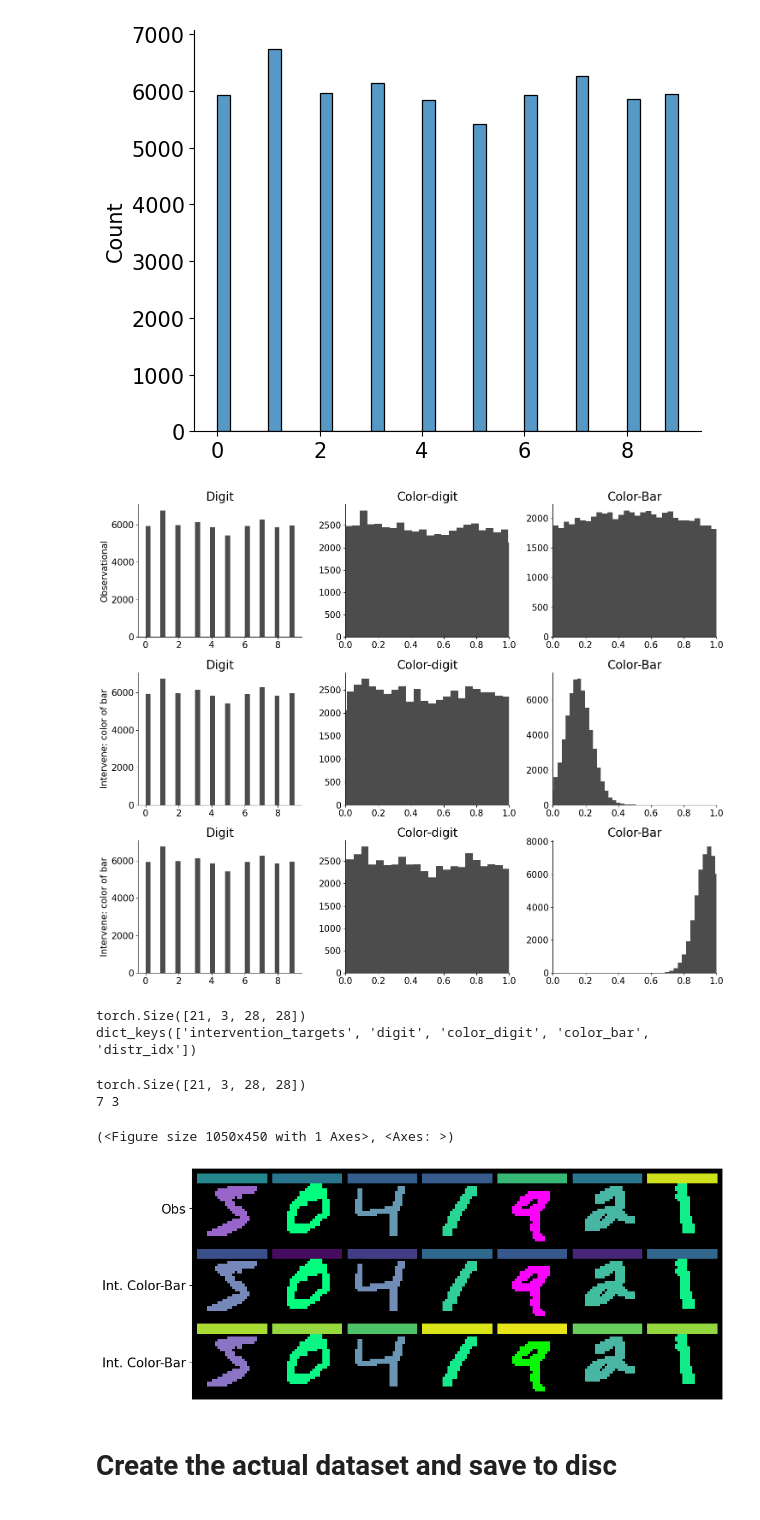
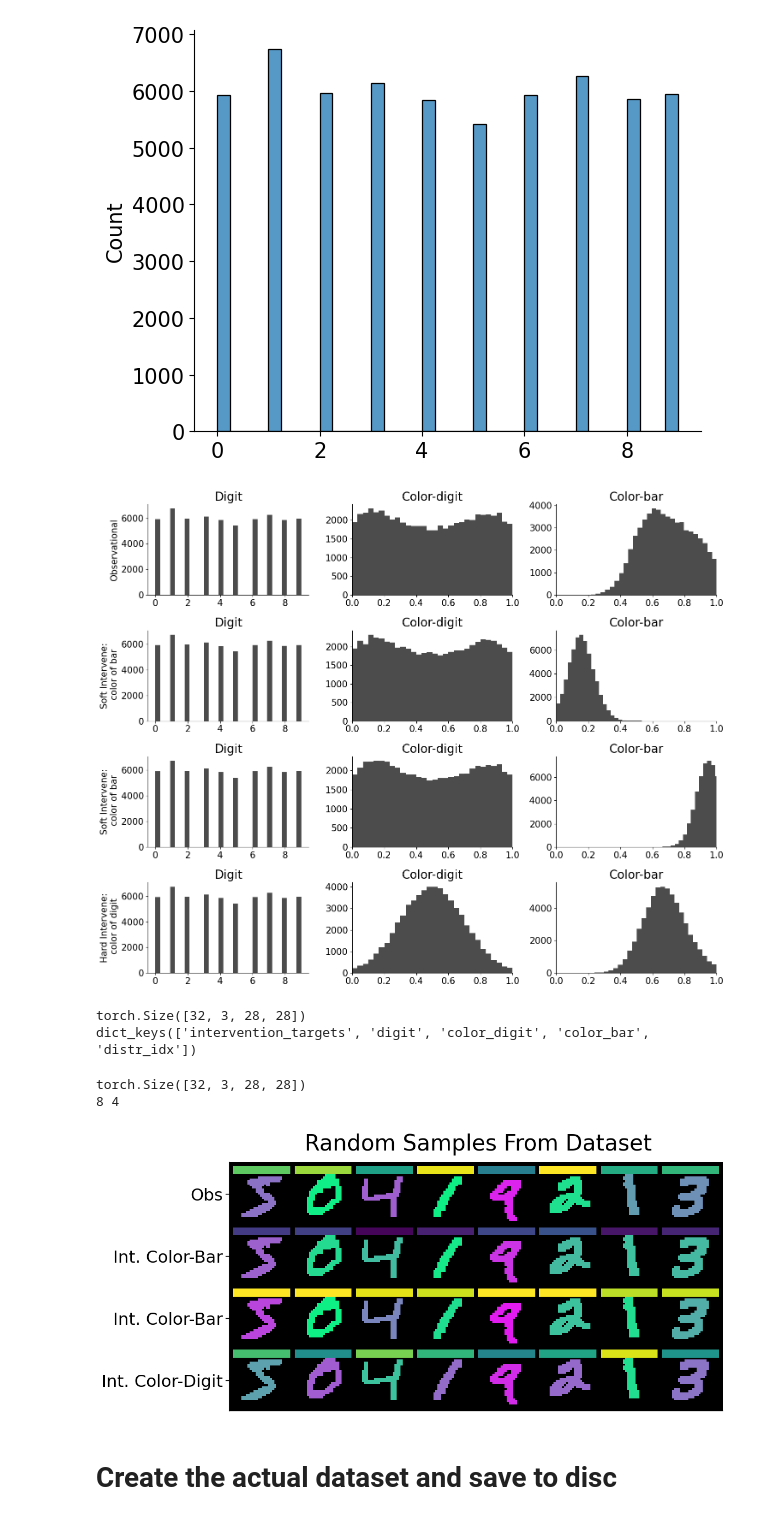
Before and after one commit to tree1111/CDRL, a Jupyter notebook: notebooks/dataset generate v2.ipynb, the cells around one changed output. Cells and saved outputs as stored; diff of their text form; code cells hidden in the pictures.

Commit message:
Adding new digitbarmnist
Signed-off-by: Adam Li <adam2392@gmail.com>

```diff
--- a/notebooks/dataset generate v2.ipynb
+++ b/notebooks/dataset generate v2.ipynb
@@ -363,17 +74,16 @@ def bar_digit_scm(intervention_idx, labels):
 # %%
 # Plotting the distributions
-fig, axes = plt.subplots(3, 3, figsize=(15, 12), sharex=False, sharey=False)
-
-for idx in range(3):
+fig, axes = plt.subplots(4, 3, figsize=(15, 12), sharex=False, sharey=False)
+for idx in range(4):
     causal_labels = bar_digit_scm(intervention_idx=idx, labels=labels)
     if idx == 0:
         setting = "Observational"
     elif idx == 1:
-        setting = "Intervene: color of bar"
+        setting = "Soft Intervene:\n color of bar"
     elif idx == 2:
-        setting = "Intervene: color of bar"
-    # elif idx == 3:
-    #     setting = "Intervene: width of digit"
+        setting = "Soft Intervene:\n color of bar"
+    elif idx == 3:
+        setting = "Hard Intervene:\n color of digit"
     axes[idx, 0].set_ylabel(f"{setting}")
 
     digit = causal_labels["digit"]
@@ -386,50 +96,23 @@ for idx in range(3):
     axes[idx, 1].set_title(f"Color-digit")
     axes[idx, 1].set_xlim([0, 1])
     axes[idx, 2].hist(color_bar, bins=30, color="black", alpha=0.7)
-    axes[idx, 2].set_title(f"Color-Bar")
+    axes[idx, 2].set_title(f"Color-bar")
     axes[idx, 2].set_xlim([0, 1])
 
 plt.tight_layout()
 plt.show()
 # %% [output]
-[figure, old version]
+[figure, new version]
-# %%
-# Placeholder for alter_img function
-def alter_digitbar_img(img, color_digit, color_bar):
-    cmap = plt.cm.viridis
-
-    # change the color
-    h, w = img.shape
-    color_value = value_to_rgb(color_digit)
-    colored_arr = np.zeros((h, w, 3), dtype=np.uint8)
-    mask = img > 0  # Mask to identify the digit
-    for i in range(3):
-        colored_arr[:, :, i][mask] = (
-            color_value[i] * 255
-        )  # Apply uniform color to the digit
-    img = colored_arr
-
-    # add bar
-    # color_value = np.array(cmap(color_digit.item())[:3]).squeeze()
-    color_value = value_to_rgb(color_bar, methods="cmap", cmap=cmap)
-    img = add_bar(
-        img,
-        color_bar_val=color_value,
-        start_height=0,
-        height=4,
-        start_width=0,
-        width=None,
-    )
-    return img
 # %%
 img_dataset = []
 labels_dataset = None
 
-for intervention_idx in [0, 1, 2]:
+for intervention_idx in [0, 1, 2, 3]:
     causal_labels = bar_digit_scm(intervention_idx=intervention_idx, labels=labels)
     causal_labels["distr_idx"] = torch.Tensor([intervention_idx] * len(labels))
 
     # ensure all tensors are 2D so vstackable
+    keys = causal_labels.keys()
     for key in keys:
         if causal_labels[key].ndim == 1:
             causal_labels[key] = causal_labels[key].reshape(-1, 1)
@@ -447,12 +130,11 @@ for intervention_idx in [0, 1, 2]:
         color_bar = causal_labels["color_bar"][idx]
         color_digit = causal_labels["color_digit"][idx]
 
-        new_img = alter_digitbar_img(img, color_digit, color_bar)
-        new_img = Image.fromarray(new_img, mode="RGB")
+        new_img = alter_digitbar_img(img, color_digit, color_bar, dtype="PIL")
         img_dataset.append(new_img)
 
         # Uncomment to show the images
-        if idx >= 6:
+        if idx >= 7:
             break
 
 img_dataset = torch.vstack(
@@ -465,18 +147,22 @@ img_dataset = torch.vstack(
 print(img_dataset.shape)
 print(labels_dataset.keys())
 # %% [output]
-torch.Size([21, 3, 28, 28])
+torch.Size([32, 3, 28, 28])
 dict_keys(['intervention_targets', 'digit', 'color_digit', 'color_bar', 'distr_idx'])
 # %%
 print(img_dataset.shape)
-show_imgs(
-    img_dataset, row_size=7, ytick_labels=["Obs", "Int. Color-Bar", "Int. Color-Bar"]
+sns.set_context("paper", font_scale=2.5)
+fig, ax = show_imgs(
+    img_dataset,
+    row_size=8,
+    ytick_labels=["Obs", "Int. Color-Bar", "Int. Color-Bar", "Int. Color-Digit"],
 )
+fig.suptitle("Random Samples From Dataset", x=0.6, y=0.9)
+fig.savefig("/Users/adam2392/Downloads/sample_dataset.pdf", bbox_inches="tight")
 # %% [output]
-torch.Size([21, 3, 28, 28])
-7 3
+torch.Size([32, 3, 28, 28])
+8 4
-(<Figure size 1050x450 with 1 Axes>, <Axes: >)
-[figure, old version]
+[figure, new version]
 # %% [markdown]
 # Create the actual dataset and save to disc
 # %%
```
Also changed, not shown: parts of 11 cells of this notebook, 12 other files.
